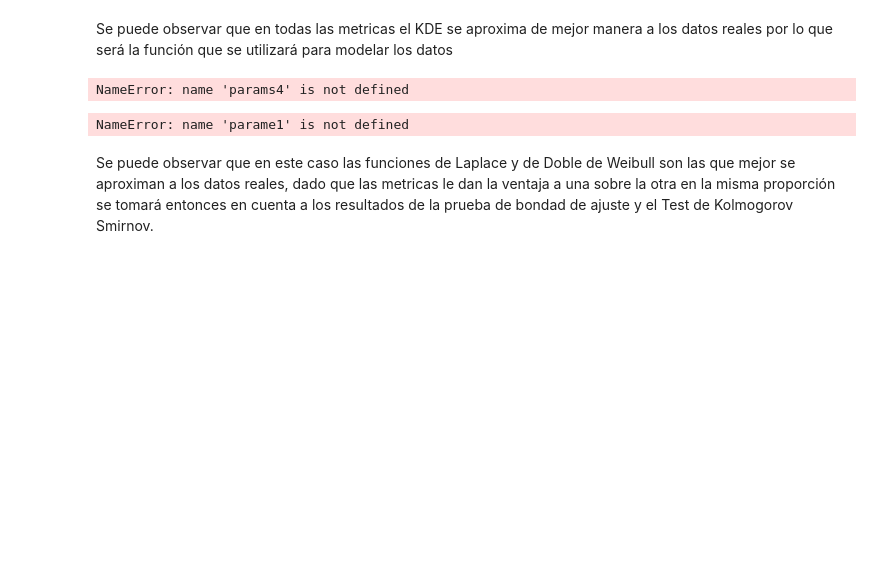
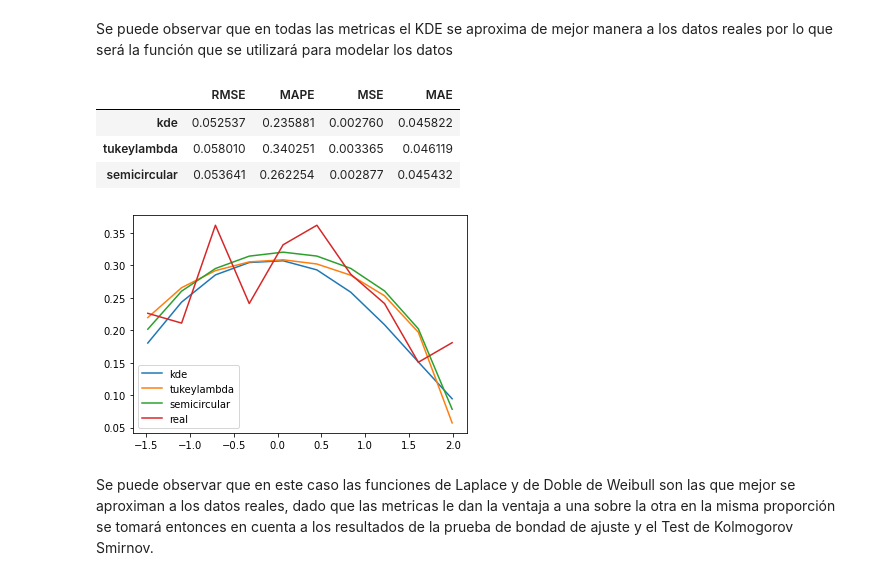
Before and after one commit to Aranzazu-R/Proyecto_Sim_FlavioyAranzazu, a Jupyter notebook: GuiaProyectoFinal-Borrador.ipynb, the cells around one changed output. Cells and saved outputs as stored; diff of their text form; code cells hidden in the pictures; blank space fills up the shorter version.

```diff
--- a/GuiaProyectoFinal-Borrador.ipynb
+++ b/GuiaProyectoFinal-Borrador.ipynb
@@ -1052,14 +1100,13 @@ NameError: name 'distrib' is not defined
 # %% [markdown]
 Se puede observar que en todas las metricas el KDE se aproxima de mejor manera a los datos reales por lo que será la función que se utilizará para modelar los datos
-# %%
-distrib = ["tukeylambda","semicircular"]
-parame = [params4,params5]
-# %% [output]
-NameError: name 'params4' is not defined
 # %%
-comparar(dc_trans[2], 10, distrib1, parame1,ex_dct[2])
+comparar(dc_trans[3], 10, bestt8.tolist(), dc8tp,ex_dct[3])
 # %% [output]
-NameError: name 'parame1' is not defined
+|  | RMSE | MAPE | MSE | MAE |
+| kde | 0.052537 | 0.235881 | 0.002760 | 0.045822 |
+| tukeylambda | 0.058010 | 0.340251 | 0.003365 | 0.046119 |
+| semicircular | 0.053641 | 0.262254 | 0.002877 | 0.045432 |
+[figure, added]
 # %% [markdown]
 Se puede observar que en este caso las funciones de Laplace y de Doble de Weibull son las que mejor se aproximan a los datos reales, dado que las metricas le dan la ventaja a una sobre la otra en la misma proporción se tomará entonces en cuenta a los resultados de la prueba de bondad de ajuste y el Test de Kolmogorov Smirnov.
 # %% [markdown]
```
Also changed, not shown: parts of 21 cells of this notebook.
